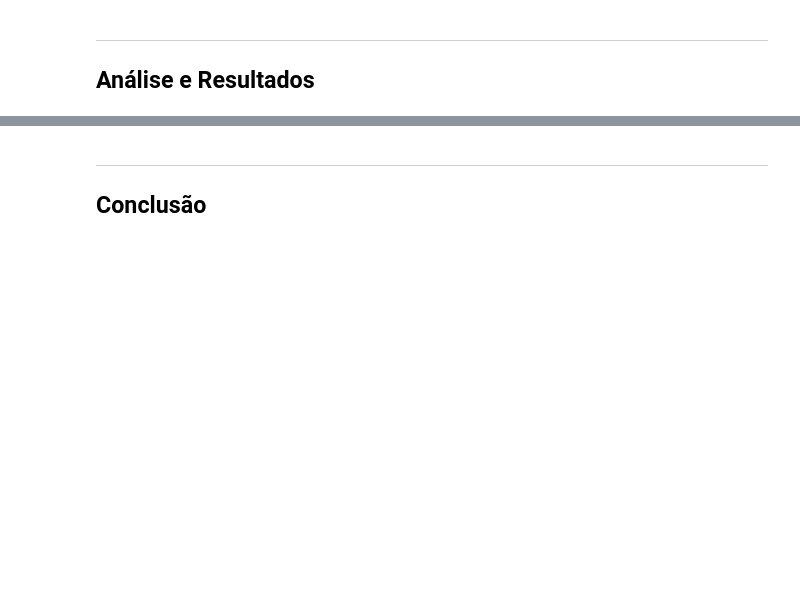
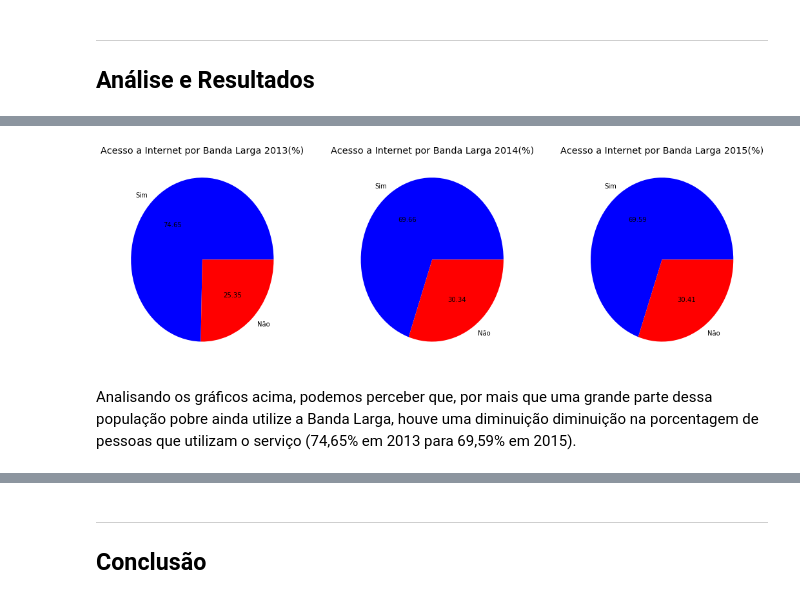
Before and after one commit to Leobhering/Ciencia-dos-dados, a Jupyter notebook: Projeto1 Layout.ipynb, the cells around one changed output, grey strips where cells are left out. Cells and saved outputs as stored; diff of their text form; code cells hidden in the pictures; blank space fills up the shorter version.

```diff
--- a/Projeto1 Layout.ipynb
+++ b/Projeto1 Layout.ipynb
@@ -95,0 +117,23 @@ DADOSOFF
+# %%
+fig = plt.figure(figsize=(15, 5))
+plt.subplot(131)
+dfc.plot(kind='pie', colors=('blue', 'red'), autopct="%0.2f",legend=False, title='Acesso a Internet por Banda Larga 2013(%)')
+plt.ylabel('')
+plt.xlabel('')
+
+plt.subplot(132)
+dfc2.plot(kind='pie', colors=('blue', 'red'), autopct="%0.2f",legend=False, title='Acesso a Internet por Banda Larga 2014(%)')
+plt.ylabel('')
+plt.xlabel('')
+
+plt.subplot(133)
+dfc3.plot(kind='pie', colors=('blue', 'red'), autopct="%0.2f",legend=False, title='Acesso a Internet por Banda Larga 2015(%)')
+plt.ylabel('')
+plt.xlabel('')
+
+plt.tight_layout()
+plt.show()
+# %% [output]
+[figure, added]
+# %% [markdown]
+Analisando os gráficos acima, podemos perceber que, por mais que uma grande parte dessa população pobre ainda utilize a Banda Larga, houve uma diminuição diminuição na porcentagem de pessoas que utilizam o serviço (74,65% em 2013 para 69,59% em 2015).
```
Also changed, not shown: parts of 23 cells of this notebook.
